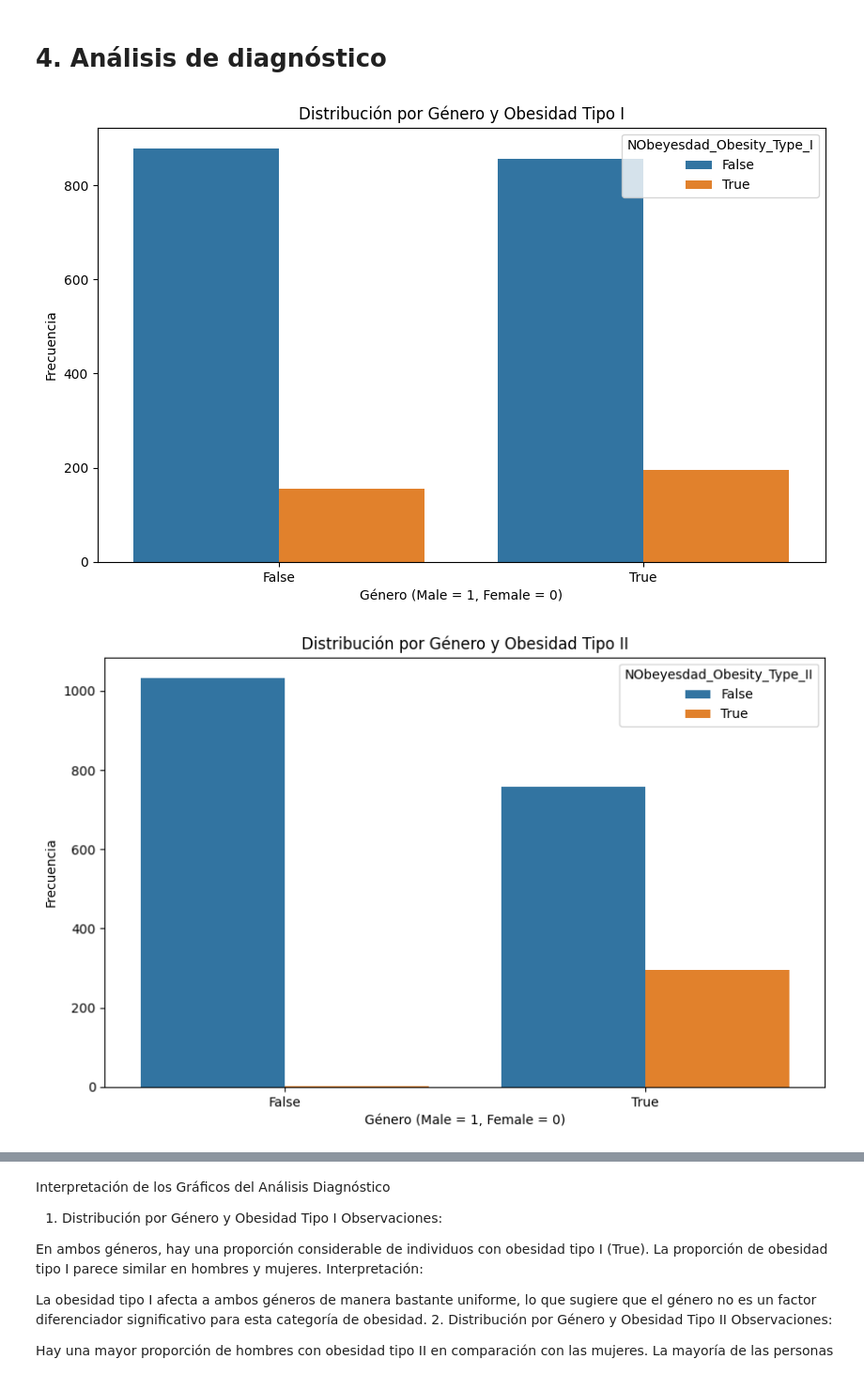
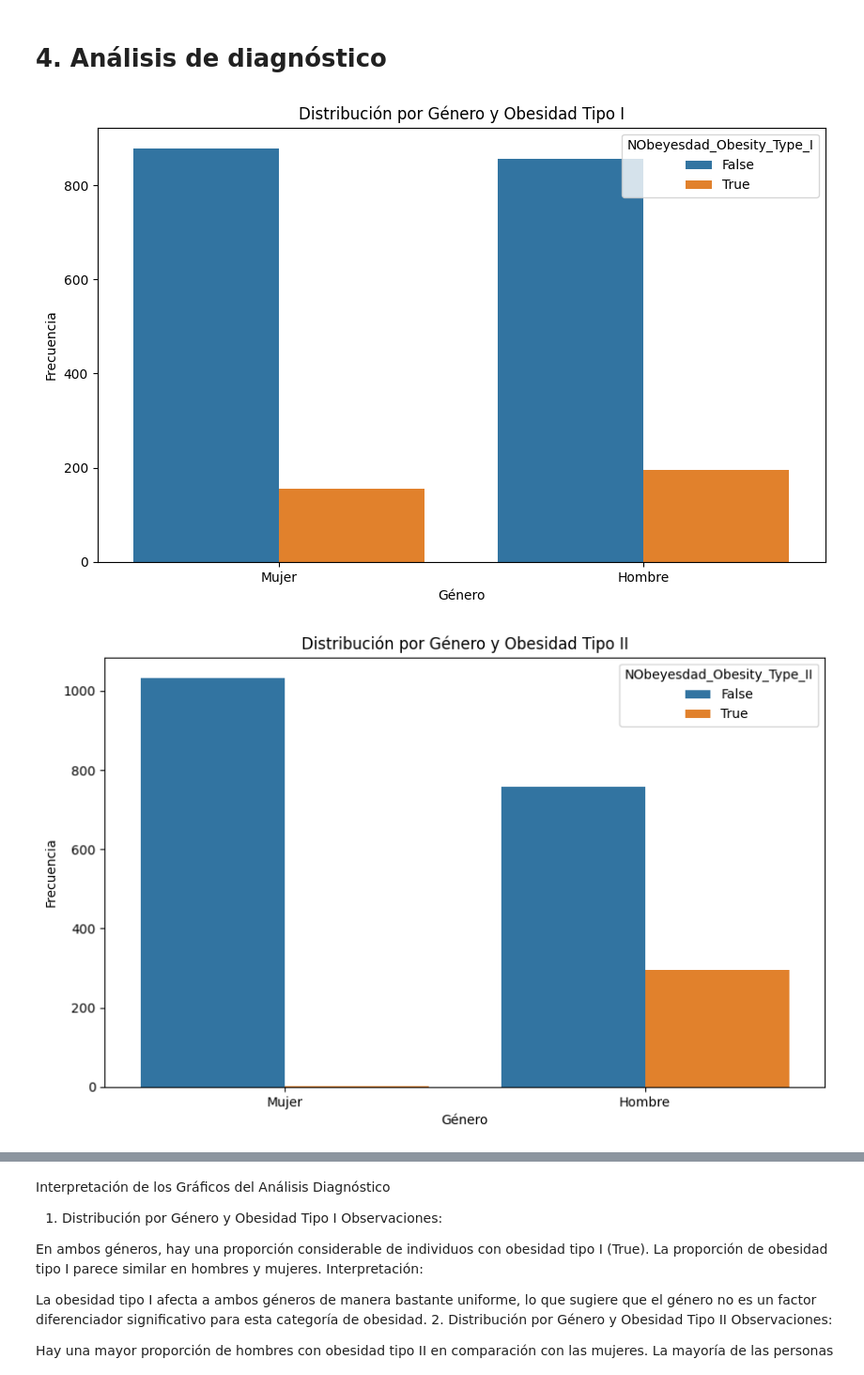
Before and after one commit to luisovillista/Proyecto_Integrador, a Jupyter notebook: J&J_Obesity_Kaggle.ipynb, the cells around one changed output, grey strips where cells are left out. Shown at 94% size. Cells and saved outputs as stored; diff of their text form; code cells hidden in the pictures.

```diff
--- a/J&J_Obesity_Kaggle.ipynb
+++ b/J&J_Obesity_Kaggle.ipynb
@@ -189,30 +189,33 @@ Siguientes Pasos
 # %%
 import matplotlib.pyplot as plt
 import seaborn as sns
+
+# Crear una nueva columna para el género con etiquetas 'Hombre' y 'Mujer'
+data['Gender'] = data['Gender_Male'].apply(lambda x: 'Hombre' if x else 'Mujer')
 
 # Identificación de patrones y relaciones
 
 # Relación entre variables categóricas y el objetivo (suponiendo que 'NObeyesdad' es la variable objetivo)
 plt.figure(figsize=(10, 6))
-sns.countplot(x='Gender_Male', hue='NObeyesdad_Obesity_Type_I', data=data)
+sns.countplot(x='Gender', hue='NObeyesdad_Obesity_Type_I', data=data)
 plt.title('Distribución por Género y Obesidad Tipo I')
-plt.xlabel('Género (Male = 1, Female = 0)')
+plt.xlabel('Género')
 plt.ylabel('Frecuencia')
 plt.show()
 
 # Relación entre variables categóricas y el objetivo (NObeyesdad_Obesity_Type_II)
 plt.figure(figsize=(10, 6))
-sns.countplot(x='Gender_Male', hue='NObeyesdad_Obesity_Type_II', data=data)
+sns.countplot(x='Gender', hue='NObeyesdad_Obesity_Type_II', data=data)
 plt.title('Distribución por Género y Obesidad Tipo II')
-plt.xlabel('Género (Male = 1, Female = 0)')
+plt.xlabel('Género')
 plt.ylabel('Frecuencia')
 plt.show()
 
 # Relación entre variables categóricas y el objetivo (NObeyesdad_Obesity_Type_III)
 plt.figure(figsize=(10, 6))
-sns.countplot(x='Gender_Male', hue='NObeyesdad_Obesity_Type_III', data=data)
+sns.countplot(x='Gender', hue='NObeyesdad_Obesity_Type_III', data=data)
 plt.title('Distribución por Género y Obesidad Tipo III')
-plt.xlabel('Género (Male = 1, Female = 0)')
+plt.xlabel('Género')
 plt.ylabel('Frecuencia')
 plt.show()
 
@@ -257,32 +260,32 @@ plt.show()
 
 plt.figure(figsize=(10, 6))
 sns.boxplot(x='NObeyesdad_Obesity_Type_III', y='BMI', data=data)
 plt.title('Distribución del IMC por Obesidad Tipo III')
 plt.xlabel('Nivel de Obesidad Tipo III')
 plt.ylabel('IMC')
 plt.show()
 
 # Análisis de comorbilidades (si las columnas de comorbilidades existen)
 plt.figure(figsize=(10, 6))
 sns.countplot(x='family_history_with_overweight_yes', hue='NObeyesdad_Obesity_Type_I', data=data)
 plt.title('Distribución de Historia Familiar de Sobrepeso por Obesidad Tipo I')
 plt.xlabel('Historia Familiar de Sobrepeso')
 plt.ylabel('Frecuencia')
 plt.show()
 
 plt.figure(figsize=(10, 6))
 sns.countplot(x='family_history_with_overweight_yes', hue='NObeyesdad_Obesity_Type_II', data=data)
 plt.title('Distribución de Historia Familiar de Sobrepeso por Obesidad Tipo II')
 plt.xlabel('Historia Familiar de Sobrepeso')
 plt.ylabel('Frecuencia')
 plt.show()
 
 plt.figure(figsize=(10, 6))
 sns.countplot(x='family_history_with_overweight_yes', hue='NObeyesdad_Obesity_Type_III', data=data)
 plt.title('Distribución de Historia Familiar de Sobrepeso por Obesidad Tipo III')
 plt.xlabel('Historia Familiar de Sobrepeso')
 plt.ylabel('Frecuencia')
 plt.show()
 # %% [output]
-[figure, old version]
+[figure, new version]
-[figure, old version]
+[figure, new version]
```
Also changed, not shown: parts of 1 cell of this notebook.
